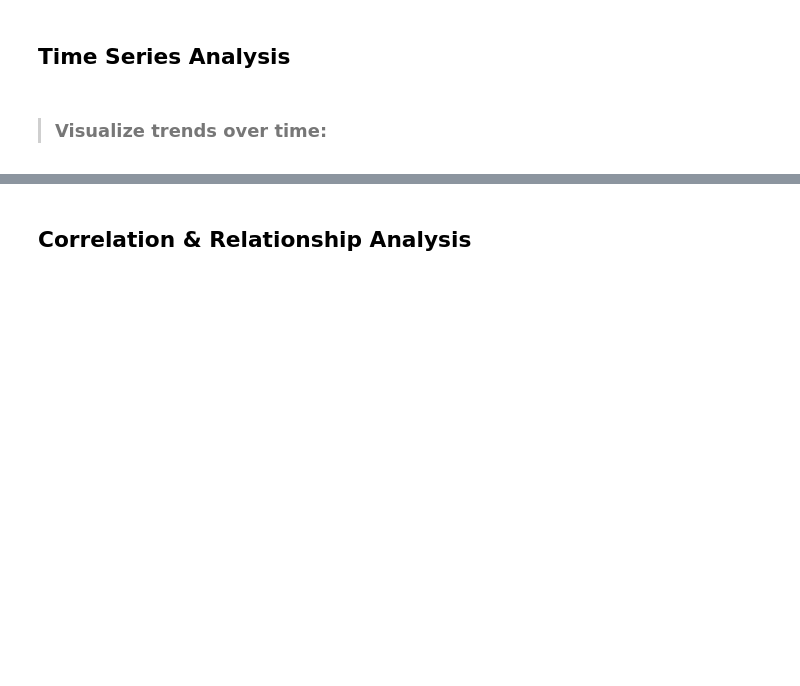
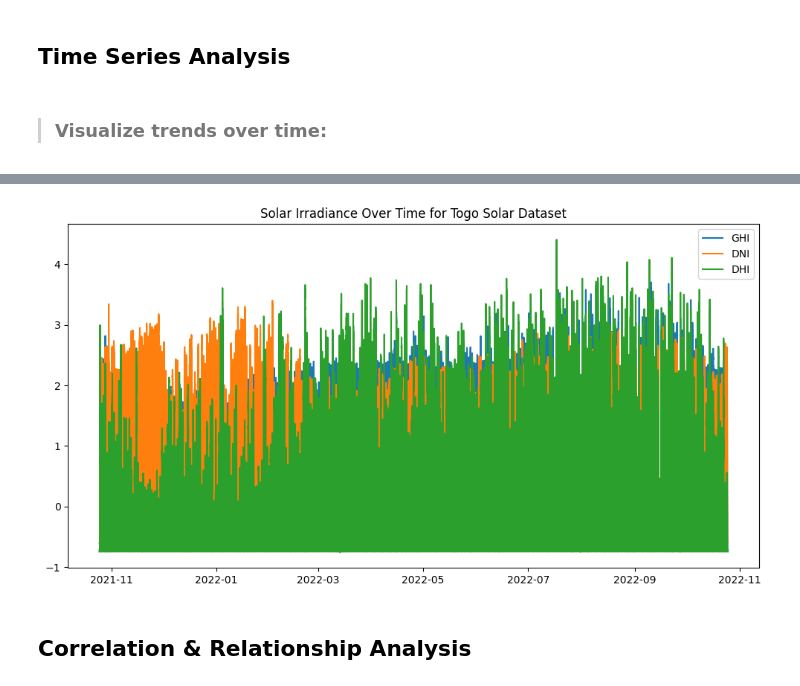
Before and after one commit to GirmaMM/solar-challenge-week-1, a Jupyter notebook: notebooks/sierraleone_eda.ipynb, the cells around one changed output, grey strips where cells are left out. Cells and saved outputs as stored; diff of their text form; code cells hidden in the pictures; blank space fills up the shorter version.

```diff
--- a/notebooks/sierraleone_eda.ipynb
+++ b/notebooks/sierraleone_eda.ipynb
@@ -148,3 +290,14 @@ plt.show()
+# %%
+togo["Timestamp"] = pd.to_datetime(togo["Timestamp"])
+plt.figure(figsize=(12, 6))
+plt.plot(togo["Timestamp"], togo["GHI"], label="GHI")
+plt.plot(togo["Timestamp"], togo["DNI"], label="DNI")
+plt.plot(togo["Timestamp"], togo["DHI"], label="DHI")
+plt.legend()
+plt.title("Solar Irradiance Over Time for Togo Solar Dataset")
+plt.show()
+# %% [output]
+[figure, added]
 # %% [markdown]
 ## Correlation & Relationship Analysis
 # %% [markdown]
```
Also changed, not shown: parts of 35 cells of this notebook.
